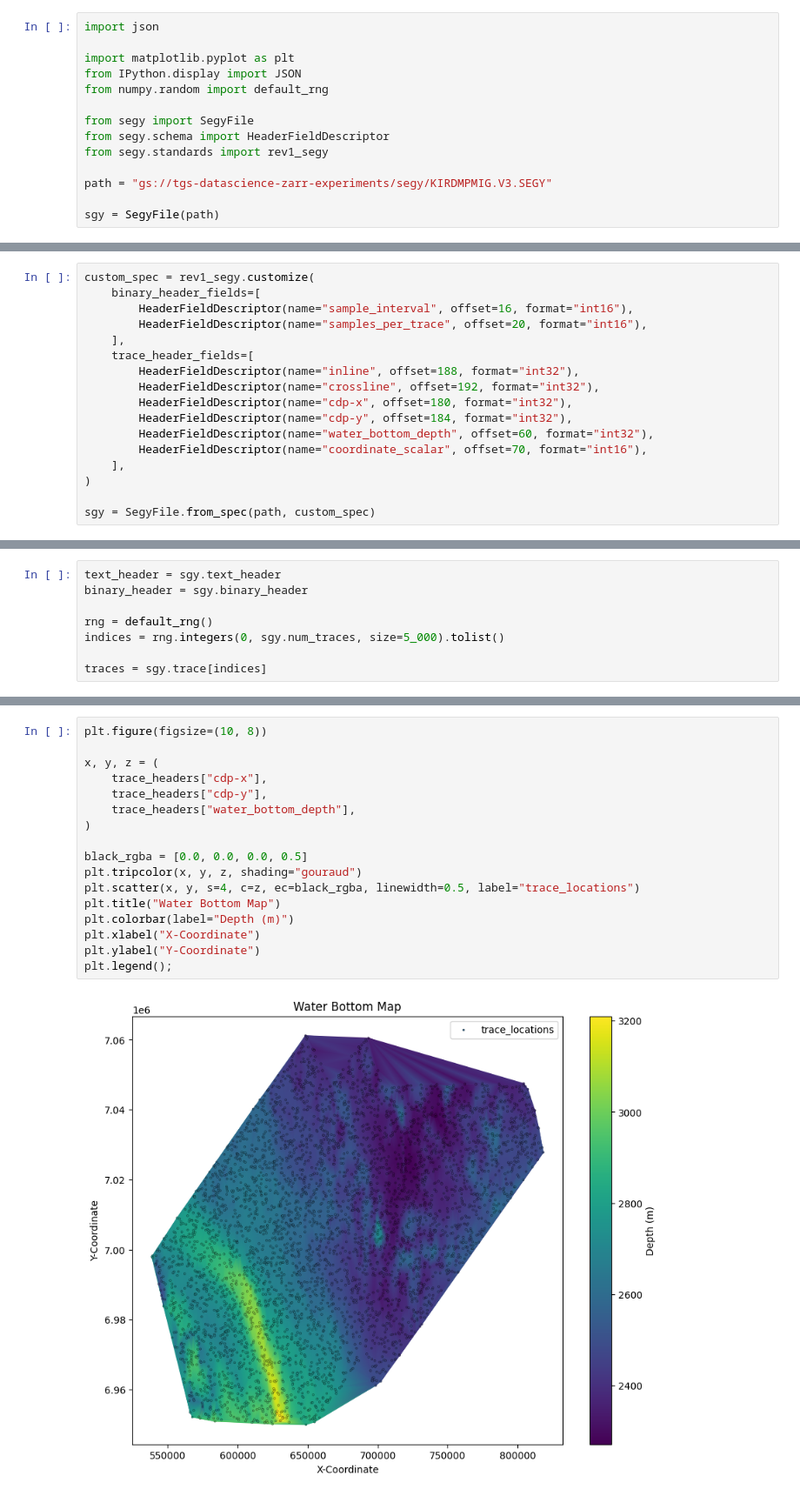
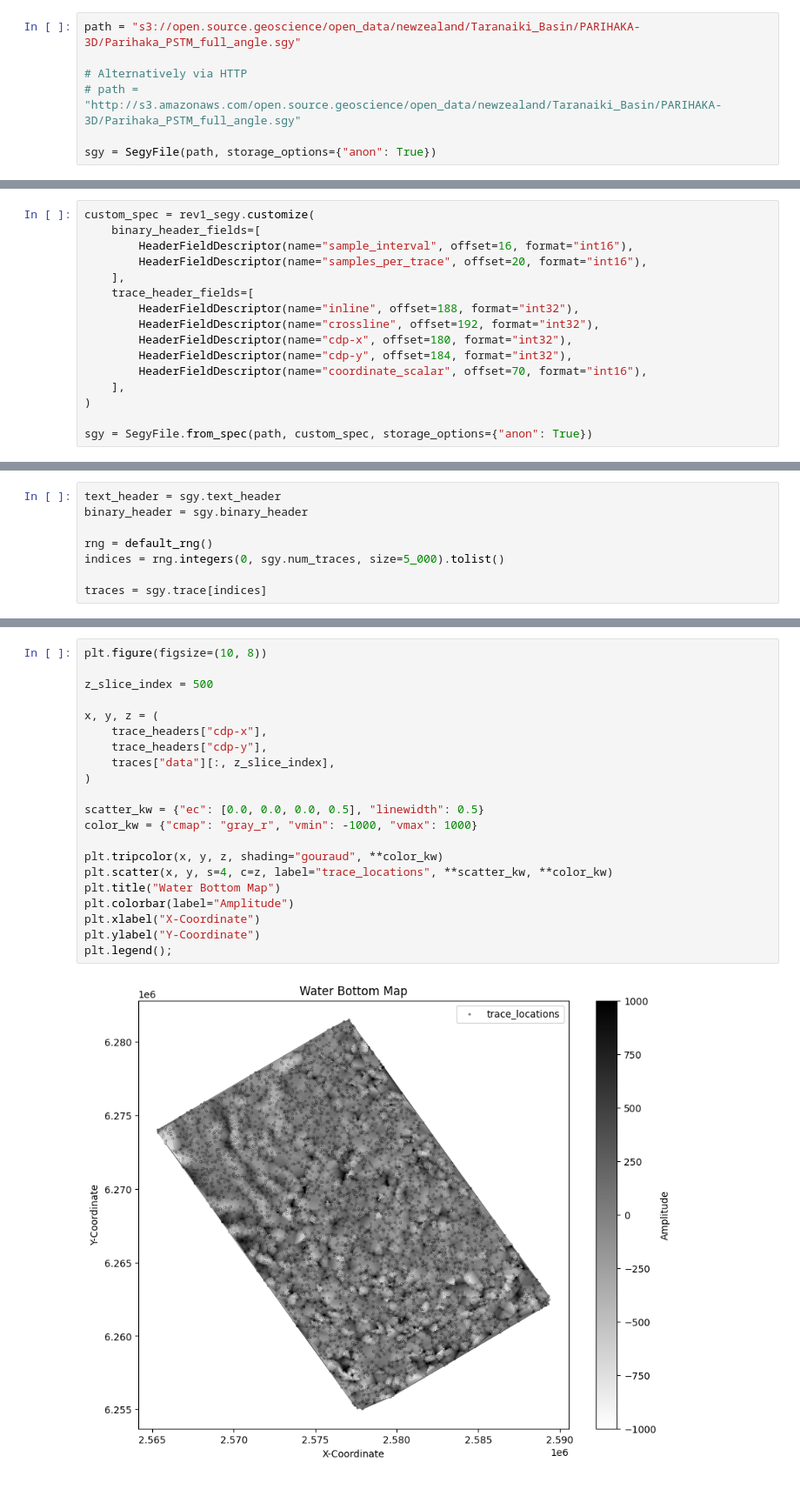
Before and after one commit to TGSAI/segy, a Jupyter notebook: docs/tutorials/quickstart.ipynb, the cells around one changed output, grey strips where cells are left out. Shown at 87% size. Saved outputs shown, nothing was run; the diff lists cells and outputs as text.

Commit message:
update quickstart and add storage options

```diff
--- a/docs/tutorials/quickstart.ipynb
+++ b/docs/tutorials/quickstart.ipynb
@@ -27,17 +61,10 @@ For plotting, the notebook requires [Matplotlib](https://matplotlib.org/) as a d
 # %%
-import json
+path = "s3://open.source.geoscience/open_data/newzealand/Taranaiki_Basin/PARIHAKA-3D/Parihaka_PSTM_full_angle.sgy"
 
-import matplotlib.pyplot as plt
-from IPython.display import JSON
-from numpy.random import default_rng
+# Alternatively via HTTP
+# path = "http://s3.amazonaws.com/open.source.geoscience/open_data/newzealand/Taranaiki_Basin/PARIHAKA-3D/Parihaka_PSTM_full_angle.sgy"
 
-from segy import SegyFile
-from segy.schema import HeaderFieldDescriptor
-from segy.standards import rev1_segy
-
-path = "gs://tgs-datascience-zarr-experiments/segy/KIRDMPMIG.V3.SEGY"
-
-sgy = SegyFile(path)
+sgy = SegyFile(path, storage_options={"anon": True})
 # %% [markdown]
 Let's investigate the JSON version of the descriptor.
 
@@ -184,10 +213,9 @@ custom_spec = rev1_segy.customize(
         HeaderFieldDescriptor(name="crossline", offset=192, format="int32"),
         HeaderFieldDescriptor(name="cdp-x", offset=180, format="int32"),
         HeaderFieldDescriptor(name="cdp-y", offset=184, format="int32"),
-        HeaderFieldDescriptor(name="water_bottom_depth", offset=60, format="int32"),
         HeaderFieldDescriptor(name="coordinate_scalar", offset=70, format="int16"),
     ],
 )
 
-sgy = SegyFile.from_spec(path, custom_spec)
+sgy = SegyFile.from_spec(path, custom_spec, storage_options={"anon": True})
 # %% [markdown]
@@ -255,19 +285,23 @@ of the convex hull of the data!
 # %%
 plt.figure(figsize=(10, 8))
+
+z_slice_index = 500
 
 x, y, z = (
     trace_headers["cdp-x"],
     trace_headers["cdp-y"],
-    trace_headers["water_bottom_depth"],
+    traces["data"][:, z_slice_index],
 )
 
-black_rgba = [0.0, 0.0, 0.0, 0.5]
-plt.tripcolor(x, y, z, shading="gouraud")
-plt.scatter(x, y, s=4, c=z, ec=black_rgba, linewidth=0.5, label="trace_locations")
+scatter_kw = {"ec": [0.0, 0.0, 0.0, 0.5], "linewidth": 0.5}
+color_kw = {"cmap": "gray_r", "vmin": -1000, "vmax": 1000}
+
+plt.tripcolor(x, y, z, shading="gouraud", **color_kw)
+plt.scatter(x, y, s=4, c=z, label="trace_locations", **scatter_kw, **color_kw)
 plt.title("Water Bottom Map")
-plt.colorbar(label="Depth (m)")
+plt.colorbar(label="Amplitude")
 plt.xlabel("X-Coordinate")
 plt.ylabel("Y-Coordinate")
 plt.legend();
 # %% [output]
-[figure, old version]
+[figure, new version]
```
Also changed, not shown: parts of 19 cells of this notebook, 1 other file.
